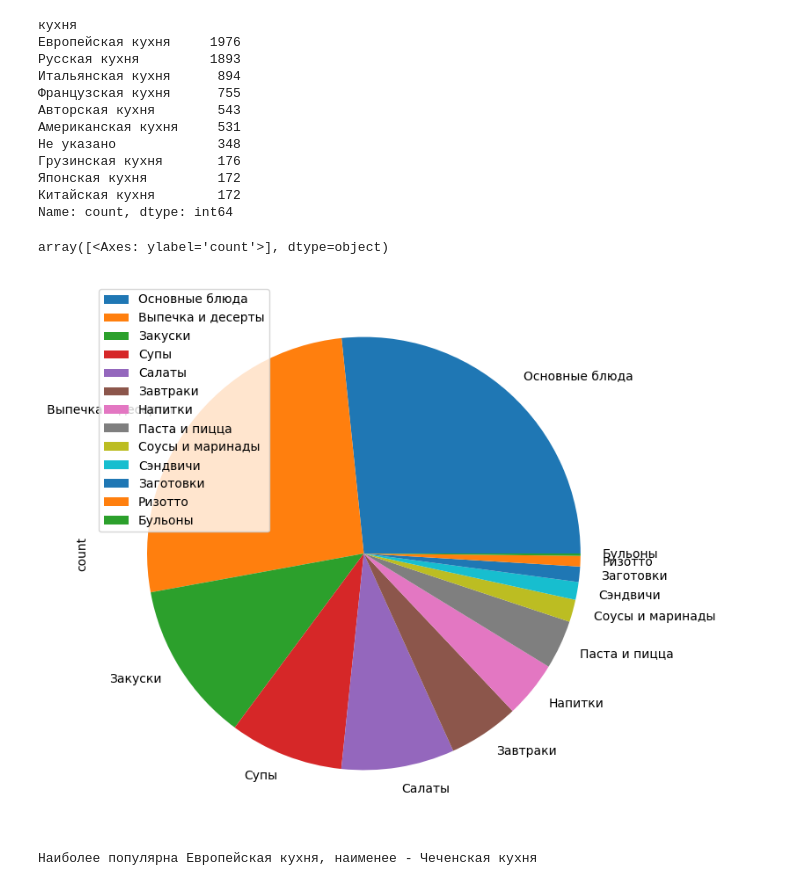
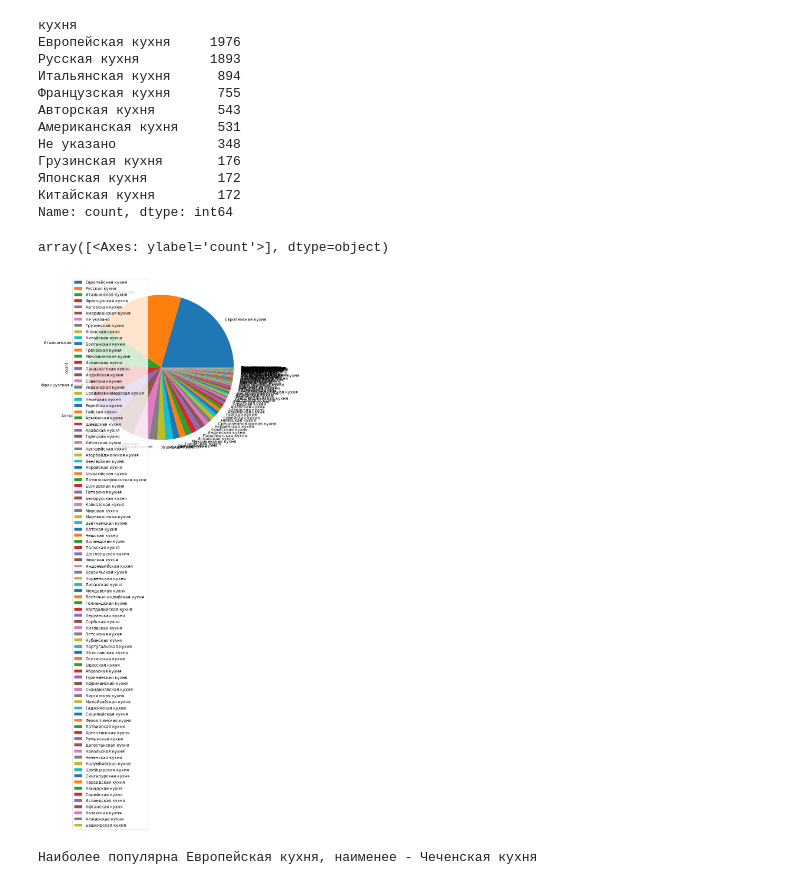
Before and after one commit to plipanova/recipes_project, a Jupyter notebook: recipes_project.ipynb, the cells around one changed output. Drawn from its saved outputs; the diff is of its cells as text; code cells hidden in the pictures.

```diff
--- a/recipes_project.ipynb
+++ b/recipes_project.ipynb
@@ -74,11 +74,11 @@ Name: count, dtype: int64
 # %%
 cuisine_data = cuisine_data.to_frame()
 cuisine = cuisine_data.index.tolist()
 counter = cuisine_data['count'].tolist()
-category_data.plot.pie(figsize=(8, 8), subplots=True)
+cuisine_data.plot.pie(figsize=(8, 8), subplots=True)
 # %% [output]
 array([<Axes: ylabel='count'>], dtype=object)
-[figure, old version]
+[figure, new version]
 # %%
 most_popular_cuisine = cuisine_data[cuisine_data['count'] == max(counter)].index.tolist()[0]
 least_popular_cuisine = cuisine_data[cuisine_data['count'] == min(counter)].index.tolist()[0]
```
Also changed, not shown: parts of 1 cell of this notebook.
